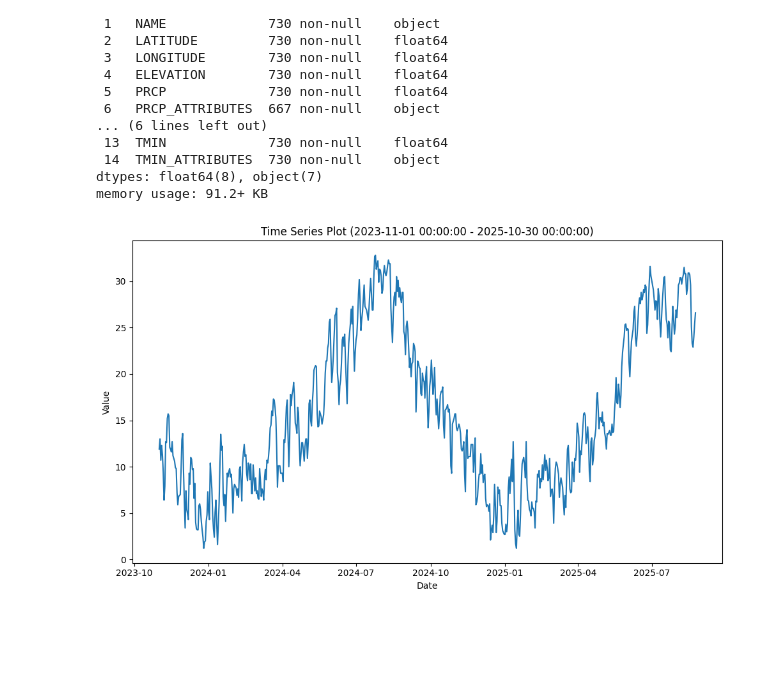
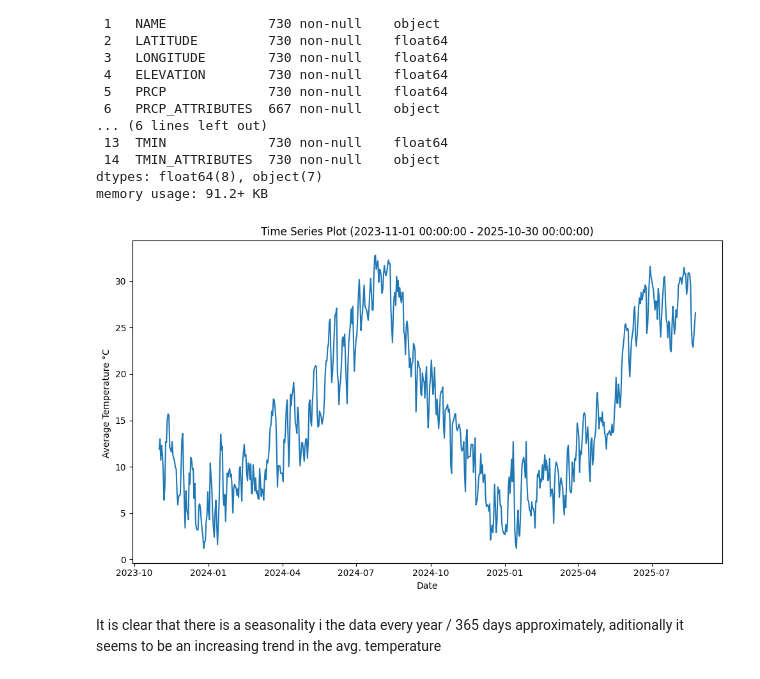
Before and after one commit to ricardo-lievano-pedroza/MBDS---Master-in-Business-Analytics-and-Data-Science, a Jupyter notebook: Big Data and Operations Management - time series/Group Assignment.ipynb, the cells around one changed output. Cells and saved outputs as stored; diff of their text form; code cells hidden in the pictures; blank space fills up the shorter version.

```diff
--- a/Big Data and Operations Management - time series/Group Assignment.ipynb
+++ b/Big Data and Operations Management - time series/Group Assignment.ipynb
@@ -78,14 +78,17 @@ memory usage: 91.2+ KB
 # %%
 
 # Plot the time series of the average temperature in Madrid over the course of the last two years
 
 plt.figure(figsize=(10, 6))
 plt.plot(data_subset.index, data_subset['TAVG'], linestyle='-')
-plt.title(f"Time Series Plot ({list(data_subset.index)[0]} - {list(data_subset.index)[-1]})")
+plt.title(f"Time Series Plot ({(list(data_subset.index)[0])} - {list(data_subset.index)[-1]})")
 plt.xlabel("Date")
-plt.ylabel("Value")
+plt.ylabel("Average Temperature °C ")
 plt.tight_layout()
 plt.show()
 # %% [output]
-[figure, old version]
+[figure, new version]
+# %% [markdown]
+It is clear that there is a seasonality i the data every year / 365 days approximately, aditionally it seems to be
+an increasing trend in the avg. temperature
 # %%
```
Also changed, not shown: parts of 15 cells of this notebook.
